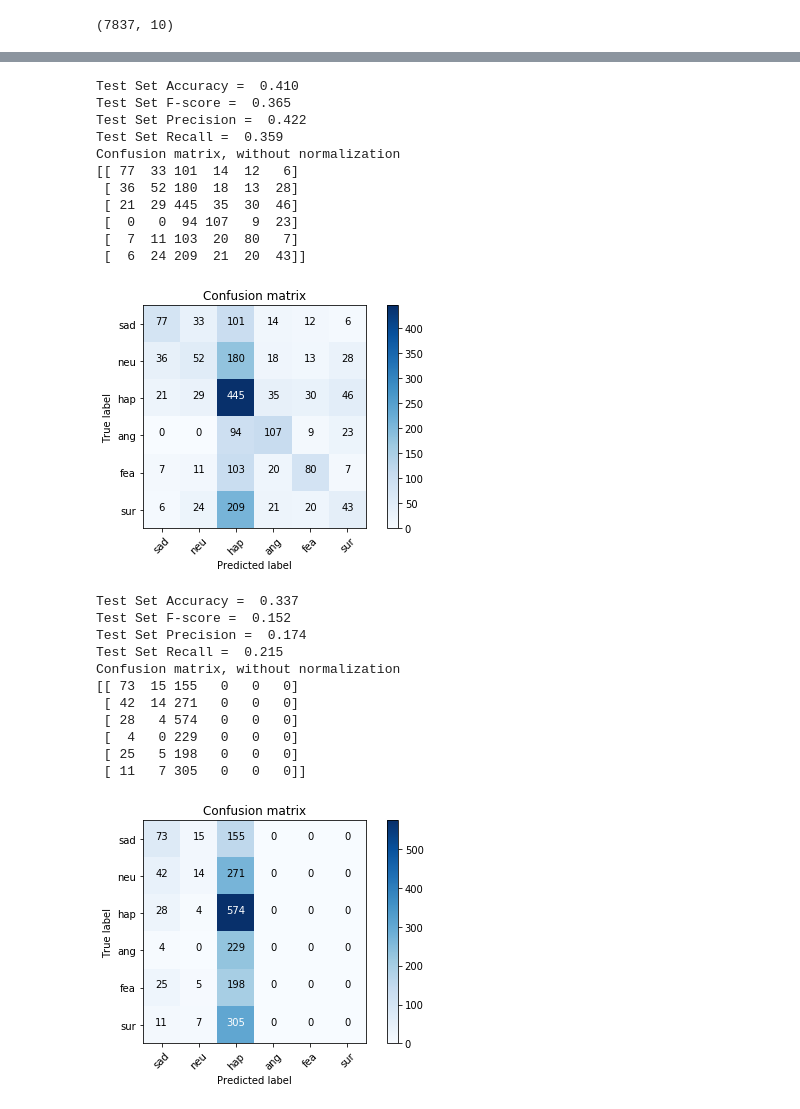
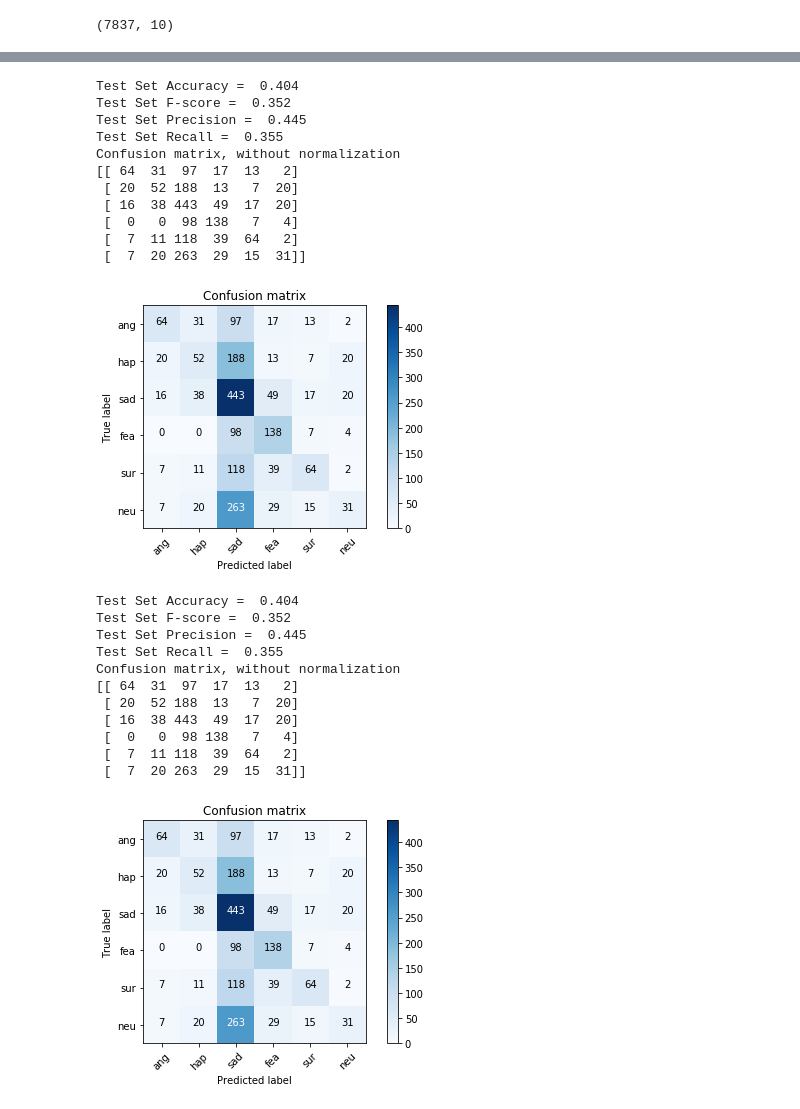
Before and after one commit to Demfier/multimodal-speech-emotion-recognition, a Jupyter notebook: 5_audio_classification.ipynb, the cells around one changed output, grey strips where cells are left out. Cells and saved outputs as stored; diff of their text form; code cells hidden in the pictures.

```diff
--- a/5_audio_classification.ipynb
+++ b/5_audio_classification.ipynb
@@ -47,6 +47,8 @@ emotion_dict = {'ang': 0,
                 'fea': 3,
                 'sur': 4,
                 'neu': 5}
+
+emo_keys = list(['ang', 'hap', 'sad', 'fea', 'sur', 'neu'])
 
 def plot_confusion_matrix(cm, classes,
                           normalize=False,
@@ -96,7 +98,7 @@ def display_results(y_test, pred_probs, cm=True):
     print('Test Set Precision =  {0:.3f}'.format(precision_score(y_test, pred, average='macro')))
     print('Test Set Recall =  {0:.3f}'.format(recall_score(y_test, pred, average='macro')))
     if cm:
-        plot_confusion_matrix(confusion_matrix(y_test, pred), classes=emotion_dict.keys())
+        plot_confusion_matrix(confusion_matrix(y_test, pred), classes=emo_keys)
 # %%
 rf_classifier = RandomForestClassifier(n_estimators=1200, min_samples_split=25)
 rf_classifier.fit(x_train, y_train)
@@ -168,50 +170,44 @@ display_results(y_test, pred_probs)
 with open('pred_probas/mlp_classifier.pkl', 'wb') as f:
     pickle.dump(pred_probs, f)
 # %% [output]
-Test Set Accuracy =  0.410
-Test Set F-score =  0.365
-Test Set Precision =  0.422
-Test Set Recall =  0.359
+Test Set Accuracy =  0.404
+Test Set F-score =  0.352
+Test Set Precision =  0.445
+Test Set Recall =  0.355
 Confusion matrix, without normalization
-[[ 77  33 101  14  12   6]
- [ 36  52 180  18  13  28]
- [ 21  29 445  35  30  46]
- [  0   0  94 107   9  23]
- [  7  11 103  20  80   7]
- [  6  24 209  21  20  43]]
+[[ 64  31  97  17  13   2]
+ [ 20  52 188  13   7  20]
+ [ 16  38 443  49  17  20]
+ [  0   0  98 138   7   4]
+ [  7  11 118  39  64   2]
+ [  7  20 263  29  15  31]]
-[figure, old version]
+[figure, new version]
 # %%
 svc_classifier = LinearSVC()
 
 svc_classifier.fit(x_train, y_train)
 
 # Predict
 pred = svc_classifier.predict(x_test)
 
 # Results
-one_hot_true = one_hot_encoder(y_test, len(pred), len(emotion_dict))
-print('Test Set Accuracy =  {0:.3f}'.format(accuracy_score(y_test, pred)))
-print('Test Set F-score =  {0:.3f}'.format(f1_score(y_test, pred, average='macro')))
-print('Test Set Precision =  {0:.3f}'.format(precision_score(y_test, pred, average='macro')))
-print('Test Set Recall =  {0:.3f}'.format(recall_score(y_test, pred, average='macro')))
-plot_confusion_matrix(confusion_matrix(y_test, pred), classes=emotion_dict.keys())
-(y_test, pred_probs)
+display_results(y_test, pred_probs)
 
 with open('pred_probas/svc_classifier_model.pkl', 'wb') as f:
     pickle.dump(svc_classifier, f)
 # %% [output]
-Test Set Accuracy =  0.337
-Test Set F-score =  0.152
-Test Set Precision =  0.174
-Test Set Recall =  0.215
+Test Set Accuracy =  0.404
+Test Set F-score =  0.352
+Test Set Precision =  0.445
+Test Set Recall =  0.355
 Confusion matrix, without normalization
-[[ 73  15 155   0   0   0]
- [ 42  14 271   0   0   0]
- [ 28   4 574   0   0   0]
- [  4   0 229   0   0   0]
- [ 25   5 198   0   0   0]
- [ 11   7 305   0   0   0]]
+[[ 64  31  97  17  13   2]
+ [ 20  52 188  13   7  20]
+ [ 16  38 443  49  17  20]
+ [  0   0  98 138   7   4]
+ [  7  11 118  39  64   2]
+ [  7  20 263  29  15  31]]
-[figure, old version]
+[figure, new version]
 # %%
 mnb_classifier = MultinomialNB()
 
```
Also changed, not shown: parts of 11 cells of this notebook, 4 other files.
